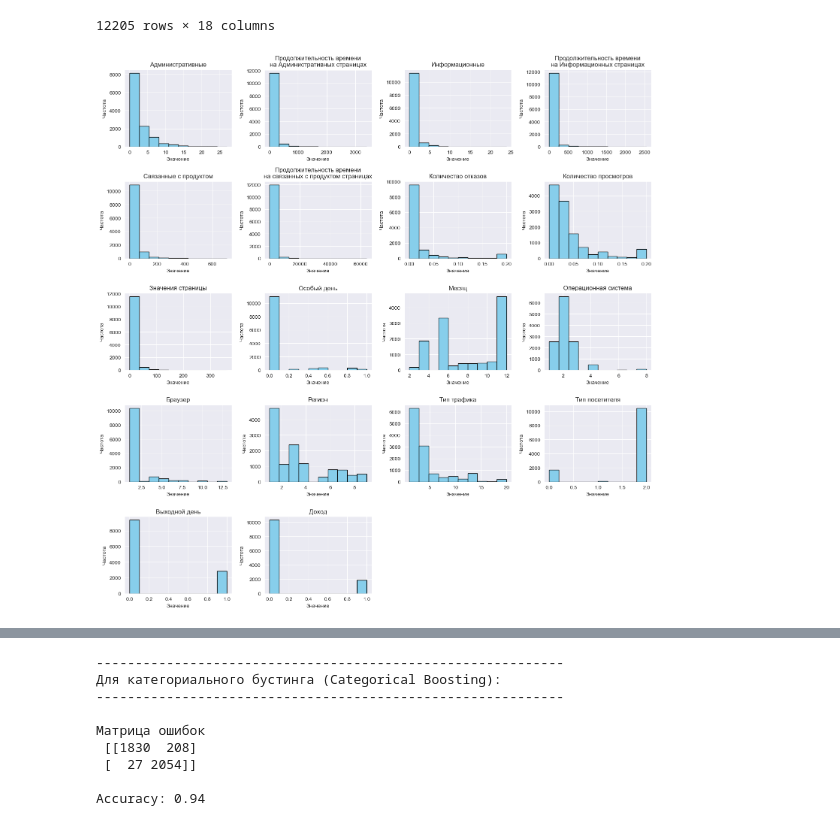
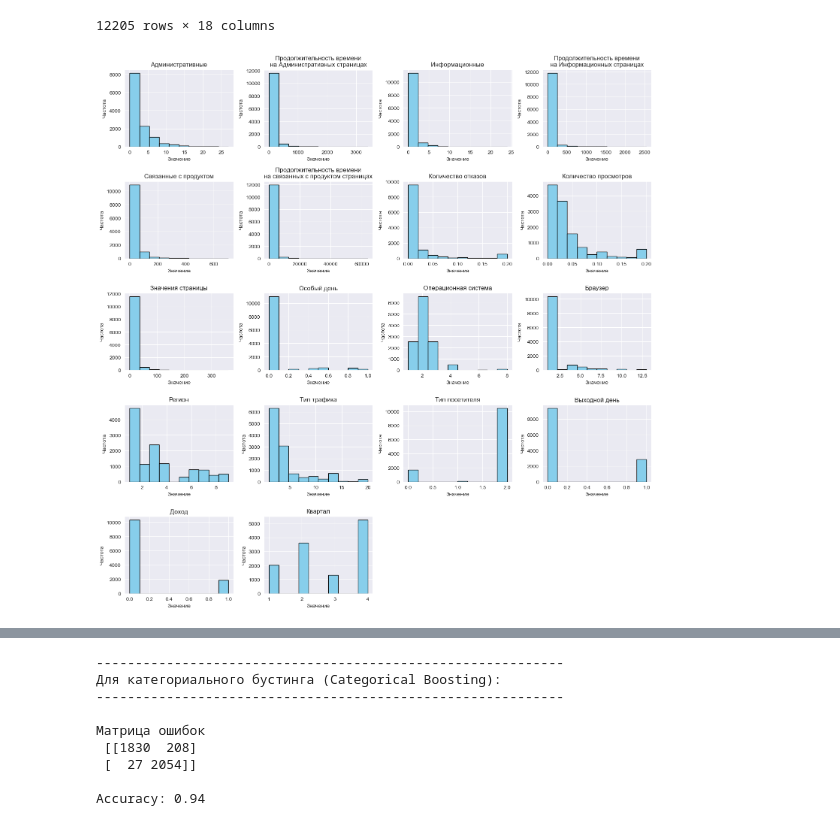
Before and after one commit to mr-Dmitri/BELHARD_DataScience_BaseLevel_DZ-4, a Jupyter notebook: DZ-4.ipynb, the cells around one changed output, grey strips where cells are left out. Cells and saved outputs as stored; diff of their text form; code cells hidden in the pictures.

Commit message:
Добавил балансировку данных, удалил признаки с высокой корреляцией, преобразовал месяцы в кварталы

```diff
--- a/DZ-4.ipynb
+++ b/DZ-4.ipynb
@@ -130,8 +130,3 @@ df.describe()
 | 50% | 1.000000 | 9.000000 | 0.000000 | 0.000000 | 18.000000 | ... |
 | 75% | 4.000000 | 94.700000 | 0.000000 | 0.000000 | 38.000000 | ... |
 | max | 27.000000 | 3398.750000 | 24.000000 | 2549.375000 | 705.000000 | ... |
-# %%
-# Преобразование типов данных в числовые значения для возможности их обработки
-df['Month'] = df['Month'].map({ 'Jan': 1, 'Feb': 2, 'Mar': 3, 'Apr': 4,
-                                'May': 5, 'June': 6,'Jul': 7, 'Aug': 8,
-                                'Sep': 9, 'Oct': 10,'Nov': 11,'Dec': 12})
@@ -137,0 +146,10 @@ df['Month'] = df['Month'].map({ 'Jan': 1, 'Feb': 2, 'Mar': 3, 'Apr': 4,
+# %%
+# Вместе с тем, данные за январь и апрель отсутствуют в исходном датасете.
+# Поэтому преобразую месяцы в кварталы
+df['Quarter'] = np.where(df['Month'].isin(['Jan', 'Feb', 'Mar']), 1,
+                np.where(df['Month'].isin(['Apr', 'May', 'June']), 2,
+                np.where(df['Month'].isin(['Jul', 'Aug', 'Sep']), 3,
+                np.where(df['Month'].isin(['Oct', 'Nov', 'Dec']), 4, None))))
+# %%
+# Исключу из датафрейма месяцы (оставляю только кварталы)
+df = df.drop("Month", axis=1)
@@ -140,4 +170,5 @@ df['VisitorType'] = df['VisitorType'].astype('category')
 df['Weekend'] = df['Weekend'].astype('category')
 df['VisitorType'] = df['VisitorType'].cat.codes
 df['Weekend'] = df['Weekend'].astype('int')
+df['Quarter'] = df['Quarter'].astype('int')
 df['Revenue'] = df['Revenue'].astype('int')
@@ -168,31 +210,32 @@ titles = {
     'Administrative_Duration' : 'Продолжительность времени\nна Административных страницах',
     'Informational'           : 'Информационные',
     'Informational_Duration'  : 'Продолжительность времени\nна Информационных страницах',
     'ProductRelated'          : 'Связанные с продуктом',
     'ProductRelated_Duration' : 'Продолжительность времени\nна связанных с продуктом страницах',
     'BounceRates'             : 'Количество отказов',
     'ExitRates'               : 'Количество просмотров',
     'PageValues'              : 'Значения страницы',
     'SpecialDay'              : 'Особый день',
     'Month'                   : 'Месяц',
+    'Quarter'                 : 'Квартал',
     'OperatingSystems'        : 'Операционная система',
     'Browser'                 : 'Браузер',
     'Region'                  : 'Регион',
     'TrafficType'             : 'Тип трафика',
     'VisitorType'             : 'Тип посетителя',
     'Weekend'                 : 'Выходной день',
     'Revenue'                 : 'Доход'
 }
 # Добавление названий для каждого графика и осей
 for ax in plt.gcf().get_axes():
     ax.set_xlabel('Значение')
     ax.set_ylabel('Частота')
     old = ax.get_title()
     new = titles.get(old)
     if old:
         ax.set_title(ax.get_title().replace(old, new))
 
 # Регулировка макета для предотвращения наложения подписей
 plt.tight_layout()
 # %% [output]
-[figure, old version]
+[figure, new version]
```
Also changed, not shown: parts of 26 cells of this notebook.
